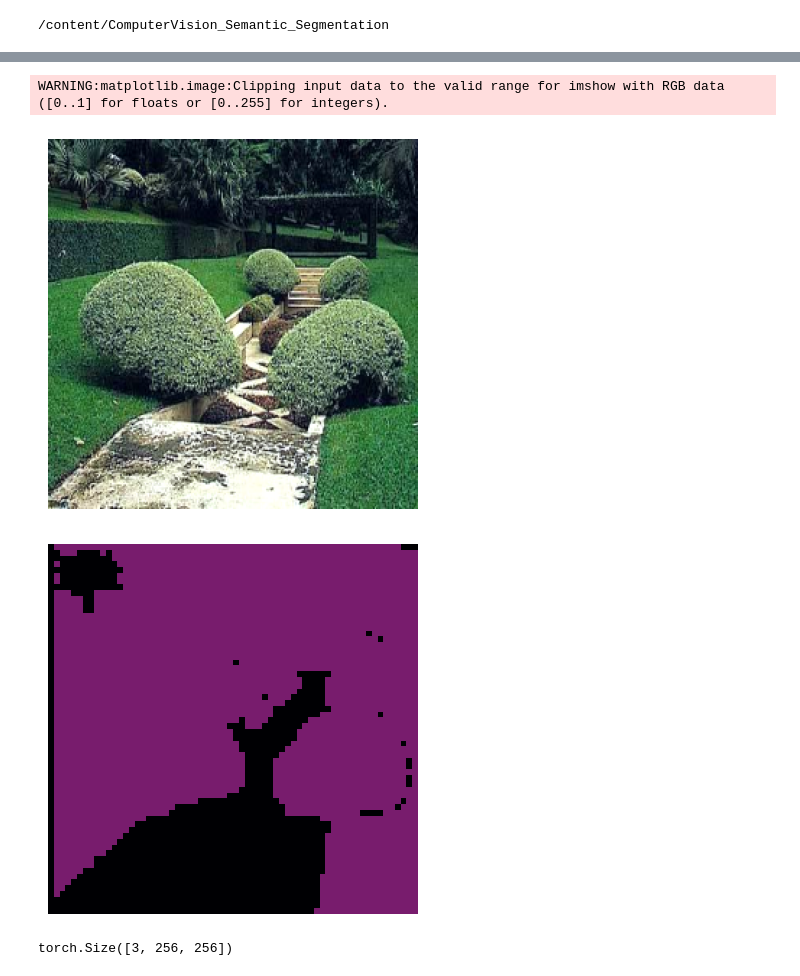
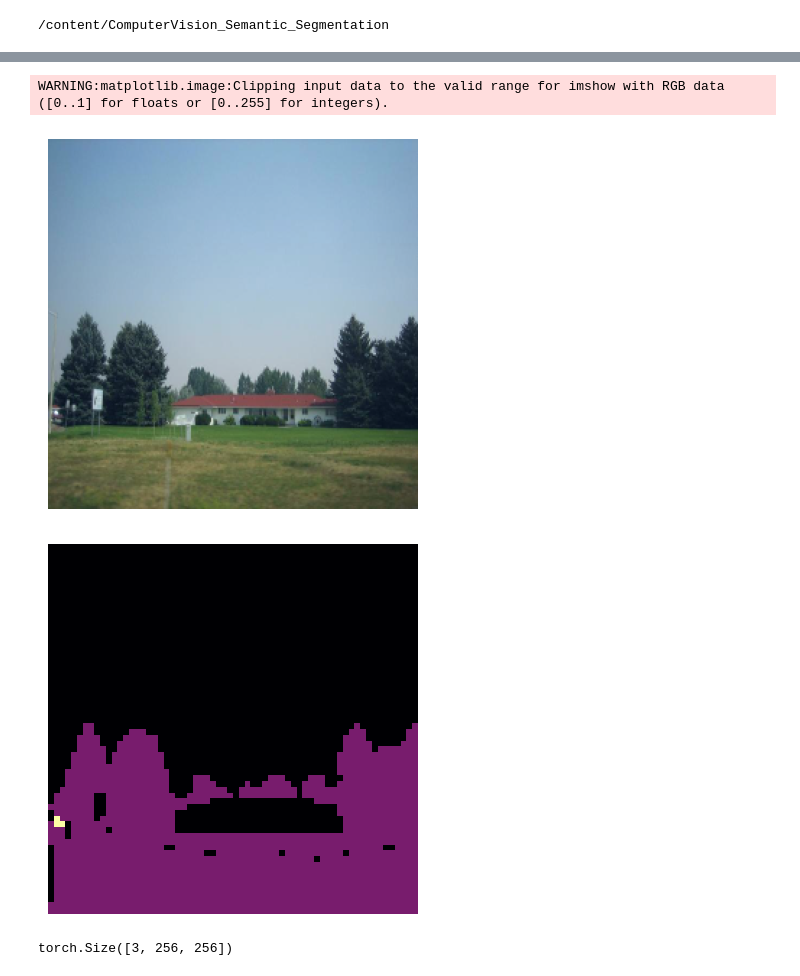
Before and after one commit to Gulio357/ComputerVision_Semantic_Segmentation, a Jupyter notebook: lora_ade.ipynb, the cells around one changed output, grey strips where cells are left out. Saved outputs shown, nothing was run; the diff lists cells and outputs as text; code cells hidden in the pictures.

```diff
--- a/lora_ade.ipynb
+++ b/lora_ade.ipynb
@@ -145,17 +148,17 @@ def trim_dataset(dataset):
 train_dataset = trim_dataset(train_dataset)
 val_dataset = trim_dataset(val_dataset)
 # %%
-idx = 600
+idx = 500
 plt.imshow(train_dataset[idx][0].permute(1, 2, 0) / 4 + 0.5) # just for visualization
 plt.axis('off')
 plt.show()
 plt.imshow(train_dataset[idx][1], vmin=0, vmax=3, cmap='inferno')
 plt.axis('off')
 plt.show()
 # %% [output]
 WARNING:matplotlib.image:Clipping input data to the valid range for imshow with RGB data ([0..1] for floats or [0..255] for integers).
-[figure, old version]
+[figure, new version]
-[figure, old version]
+[figure, new version]
 # %%
 train_dataset[idx][0].shape
 # %% [output]
```
Also changed, not shown: parts of 15 cells of this notebook, 3 other files.
